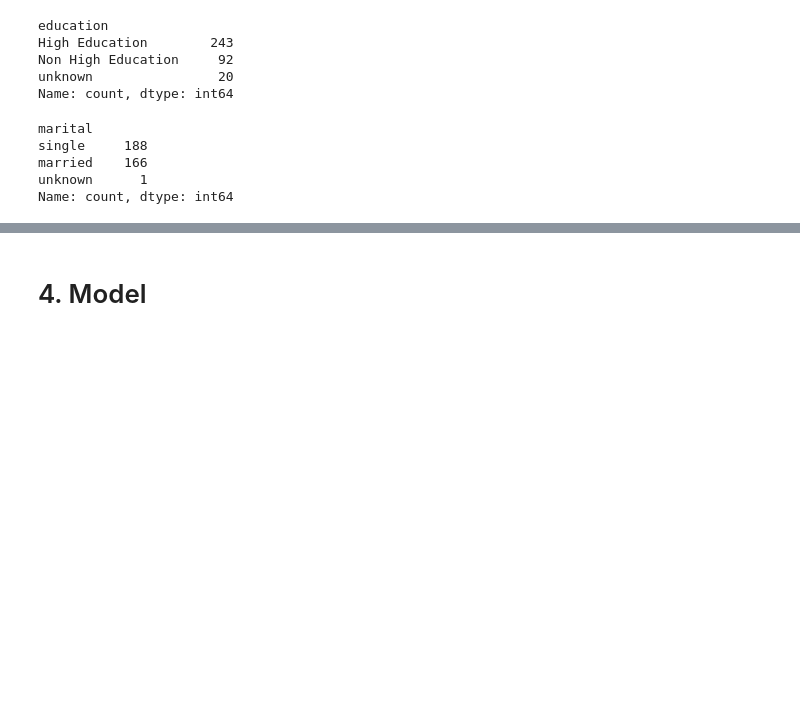
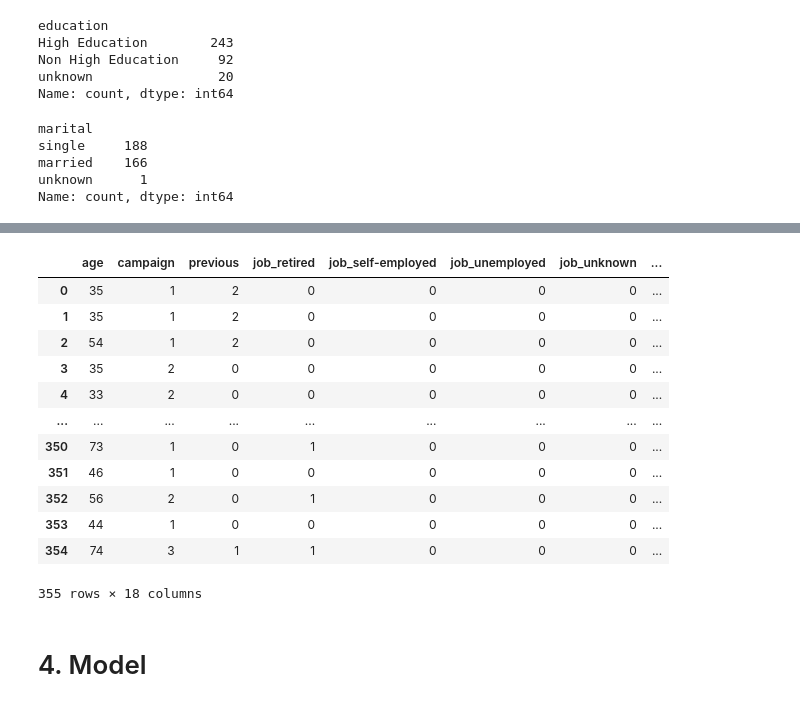
Before and after one commit to d-widyantama/_GROUPCHALLENGE-MODELING, a Jupyter notebook: NOTEBOOK/Deposit-Predict.ipynb, the cells around one changed output, grey strips where cells are left out. Cells and saved outputs as stored; diff of their text form; code cells hidden in the pictures; blank space fills up the shorter version.

```diff
--- a/NOTEBOOK/Deposit-Predict.ipynb
+++ b/NOTEBOOK/Deposit-Predict.ipynb
@@ -489,3 +493,21 @@ xtrain, xtest, ytrain, ytest = train_test_split(
+# %%
+#Convert col to dummy var, save to a variable
+test =  pd.get_dummies(test, columns=['job', 'marital', 'education', 'default', 'housing','loan'], dtype=int, drop_first=True)
+test
+# %% [output]
+|  | age | campaign | previous | job_retired | job_self-employed | job_unemployed | job_unknown | ... |
+| 0 | 35 | 1 | 2 | 0 | 0 | 0 | 0 | ... |
+| 1 | 35 | 1 | 2 | 0 | 0 | 0 | 0 | ... |
+| 2 | 54 | 1 | 2 | 0 | 0 | 0 | 0 | ... |
+| 3 | 35 | 2 | 0 | 0 | 0 | 0 | 0 | ... |
+| 4 | 33 | 2 | 0 | 0 | 0 | 0 | 0 | ... |
+| ... | ... | ... | ... | ... | ... | ... | ... | ... |
+| 350 | 73 | 1 | 0 | 1 | 0 | 0 | 0 | ... |
+| 351 | 46 | 1 | 0 | 0 | 0 | 0 | 0 | ... |
+| 352 | 56 | 2 | 0 | 1 | 0 | 0 | 0 | ... |
+| 353 | 44 | 1 | 0 | 0 | 0 | 0 | 0 | ... |
+| 354 | 74 | 3 | 1 | 1 | 0 | 0 | 0 | ... |
+355 rows × 18 columns
 # %% [markdown]
 # 4. Model
 # %% [markdown]
```
Also changed, not shown: parts of 32 cells of this notebook.
